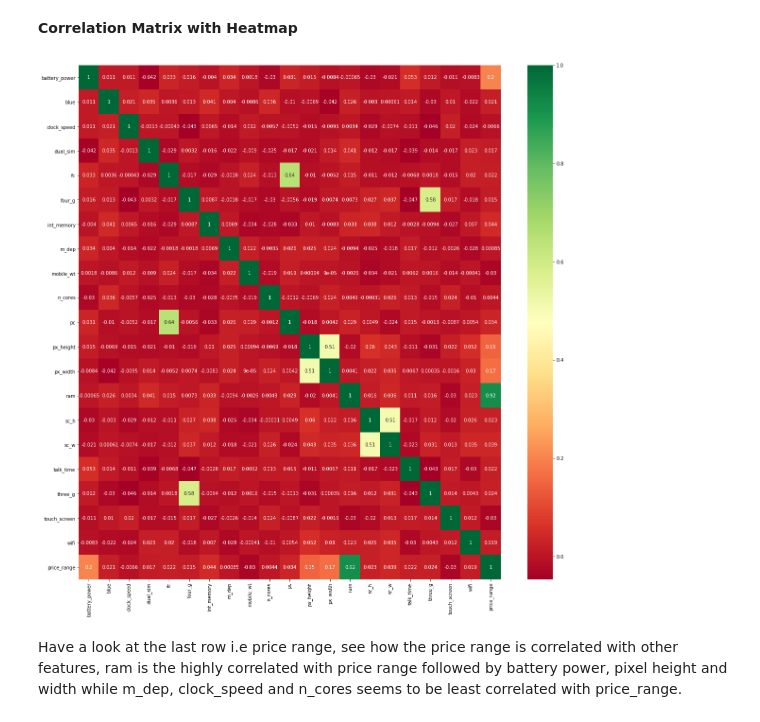
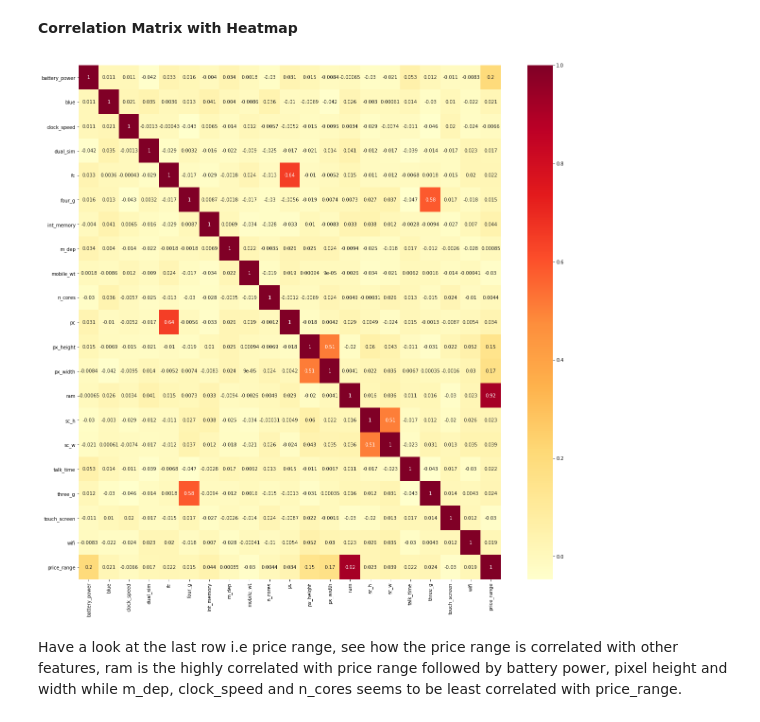
Before and after one commit to Abby263/Machine_Learning_Bootcamp, a Jupyter notebook: Session_4_EDA/Code/Feature _Selection_Methods.ipynb, the cells around one changed output. Drawn from its saved outputs; the diff is of its cells as text; code cells hidden in the pictures.

```diff
--- a/Session_4_EDA/Code/Feature _Selection_Methods.ipynb
+++ b/Session_4_EDA/Code/Feature _Selection_Methods.ipynb
@@ -64,17 +64,18 @@ plt.show()
 # %%
 import pandas as pd
 import numpy as np
 import seaborn as sns
-data = pd.read_csv("./mobile-price-classification/train.csv")
+import matplotlib.pyplot as plt
+data = pd.read_csv("/home/quantiphi/Documents/DS_Trainer/Machine_Learning_Bootcamp/Session_4_EDA/Data/mobile_classification_train.csv")
 X = data.iloc[:,0:20]  #independent columns
 y = data.iloc[:,-1]    #target column i.e price range
 #get correlations of each features in dataset
 corrmat = data.corr()
 top_corr_features = corrmat.index
 plt.figure(figsize=(20,20))
 #plot heat map
-g=sns.heatmap(data[top_corr_features].corr(),annot=True,cmap="RdYlGn")
+g=sns.heatmap(data[top_corr_features].corr(),annot=True,cmap="YlOrRd")
 # %% [output]
-[figure, old version]
+[figure, new version]
 # %% [markdown]
 Have a look at the last row i.e price range, see how the price range is correlated with other features, ram is the highly correlated with price range followed by battery power, pixel height and width while m_dep, clock_speed and n_cores seems to be least correlated with price_range.
```
Also changed, not shown: 1 other file.
